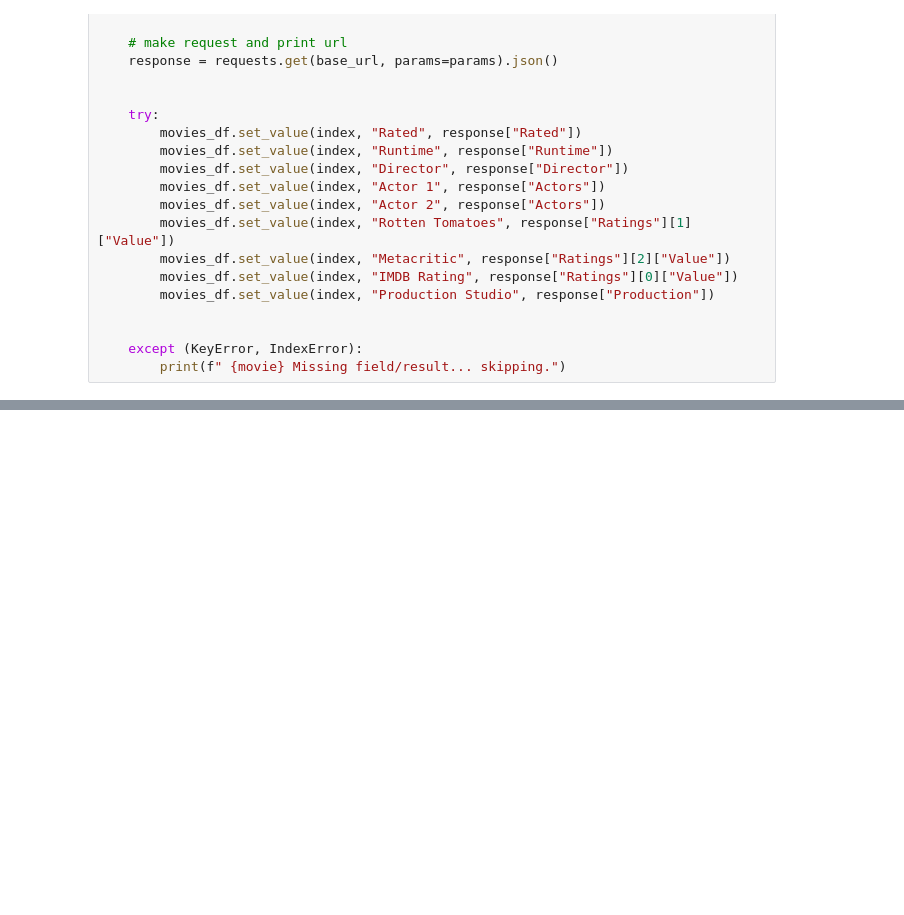
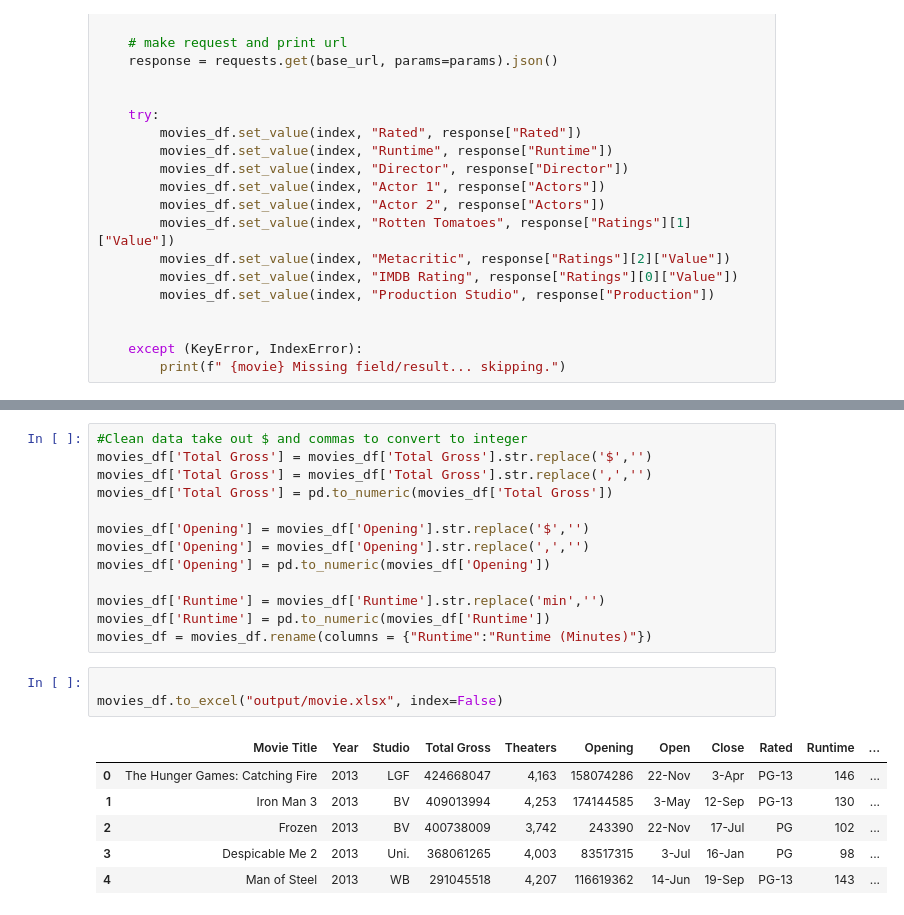
Before and after one commit to buechseli/Project-1-DS-Viz-Bootcamp, a Jupyter notebook: Movie DF- ISA.ipynb, the cells around one changed output, grey strips where cells are left out. Saved outputs shown, nothing was run; the diff lists cells and outputs as text; blank space fills up the shorter version.

```diff
--- a/Movie DF- ISA.ipynb
+++ b/Movie DF- ISA.ipynb
@@ -114,0 +137,23 @@ movies_df
+# %%
+#Clean data take out $ and commas to convert to integer
+movies_df['Total Gross'] = movies_df['Total Gross'].str.replace('$','')
+movies_df['Total Gross'] = movies_df['Total Gross'].str.replace(',','')
+movies_df['Total Gross'] = pd.to_numeric(movies_df['Total Gross'])
+
+movies_df['Opening'] = movies_df['Opening'].str.replace('$','')
+movies_df['Opening'] = movies_df['Opening'].str.replace(',','')
+movies_df['Opening'] = pd.to_numeric(movies_df['Opening'])
+
+movies_df['Runtime'] = movies_df['Runtime'].str.replace('min','')
+movies_df['Runtime'] = pd.to_numeric(movies_df['Runtime'])
+movies_df = movies_df.rename(columns = {"Runtime":"Runtime (Minutes)"})
+# %%
+
+movies_df.to_excel("output/movie.xlsx", index=False)
+# %% [output]
+|  | Movie Title | Year | Studio | Total Gross | Theaters | Opening | Open | Close | Rated | Runtime | ... |
+| 0 | The Hunger Games: Catching Fire | 2013 | LGF | 424668047 | 4,163 | 158074286 | 22-Nov | 3-Apr | PG-13 | 146 | ... |
+| 1 | Iron Man 3 | 2013 | BV | 409013994 | 4,253 | 174144585 | 3-May | 12-Sep | PG-13 | 130 | ... |
+| 2 | Frozen | 2013 | BV | 400738009 | 3,742 | 243390 | 22-Nov | 17-Jul | PG | 102 | ... |
+| 3 | Despicable Me 2 | 2013 | Uni. | 368061265 | 4,003 | 83517315 | 3-Jul | 16-Jan | PG | 98 | ... |
+| 4 | Man of Steel | 2013 | WB | 291045518 | 4,207 | 116619362 | 14-Jun | 19-Sep | PG-13 | 143 | ... |
```
Also changed, not shown: parts of 12 cells of this notebook, 4 other files.
